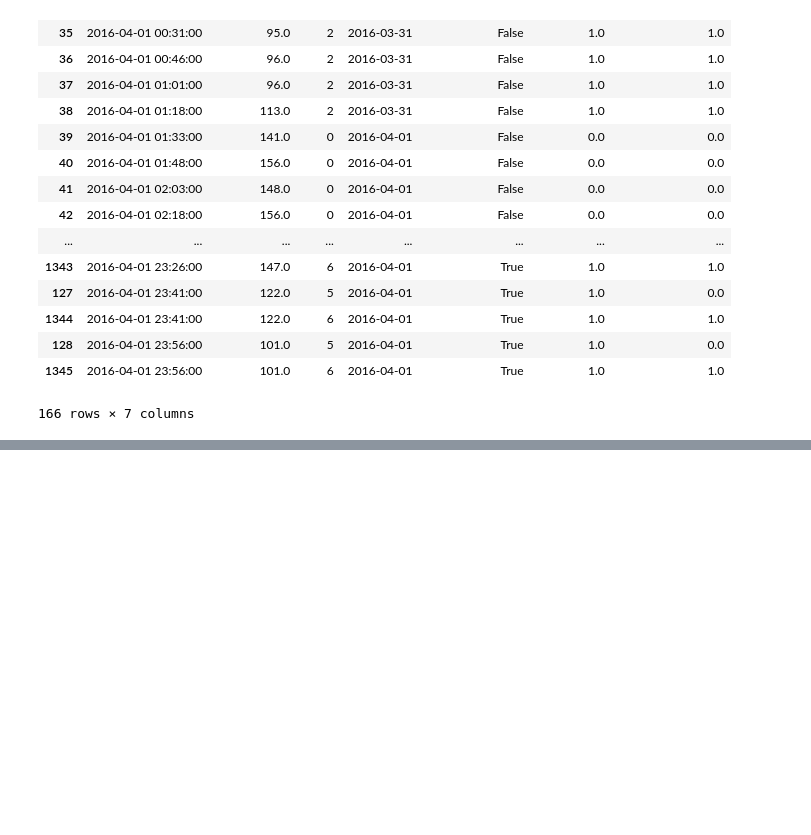
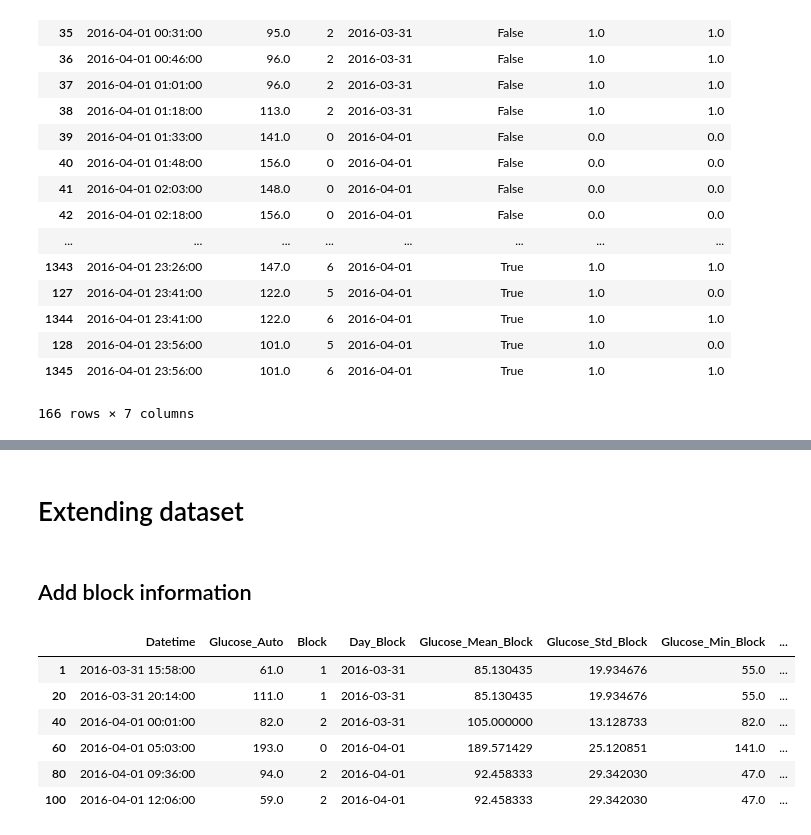
Before and after one commit to franloza/Glycemic-Patterns, a Jupyter notebook: notebooks/2.extending_dataset.ipynb, the cells around one changed output, grey strips where cells are left out. Saved outputs shown, nothing was run; the diff lists cells and outputs as text; code cells hidden in the pictures; blank space fills up the shorter version.

```diff
--- a/notebooks/2.extending_dataset.ipynb
+++ b/notebooks/2.extending_dataset.ipynb
@@ -69,0 +71,19 @@ plot_blocks(data, datetime.date(2016, 4, 1), translator)
+# %% [markdown]
+# Extending dataset
+# %% [markdown]
+## Add block information
+# %%
+new_columns = data.groupby(['Block', 'Day_Block']).agg({'Glucose_Auto': [np.mean, np.std, np.min, np.max]})["Glucose_Auto"]
+new_columns.columns = ["Glucose_Mean_Block", "Glucose_Std_Block", "Glucose_Min_Block", "Glucose_Max_Block"]
+new_columns = new_columns.reset_index(level=[0, 1])
+new_data = pd.merge(data, new_columns, on=["Block", "Day_Block"], how='left')
+new_data[["Datetime", "Glucose_Auto", "Block", "Day_Block", "Glucose_Mean_Block", "Glucose_Std_Block",
+          "Glucose_Min_Block", "Glucose_Max_Block"]].iloc[[1, 20, 40, 60, 80, 100]]
+# %% [output]
+|  | Datetime | Glucose_Auto | Block | Day_Block | Glucose_Mean_Block | Glucose_Std_Block | Glucose_Min_Block | ... |
+| 1 | 2016-03-31 15:58:00 | 61.0 | 1 | 2016-03-31 | 85.130435 | 19.934676 | 55.0 | ... |
+| 20 | 2016-03-31 20:14:00 | 111.0 | 1 | 2016-03-31 | 85.130435 | 19.934676 | 55.0 | ... |
+| 40 | 2016-04-01 00:01:00 | 82.0 | 2 | 2016-03-31 | 105.000000 | 13.128733 | 82.0 | ... |
+| 60 | 2016-04-01 05:03:00 | 193.0 | 0 | 2016-04-01 | 189.571429 | 25.120851 | 141.0 | ... |
+| 80 | 2016-04-01 09:36:00 | 94.0 | 2 | 2016-04-01 | 92.458333 | 29.342030 | 47.0 | ... |
+| 100 | 2016-04-01 12:06:00 | 59.0 | 2 | 2016-04-01 | 92.458333 | 29.342030 | 47.0 | ... |
```
Also changed, not shown: parts of 9 cells of this notebook.
